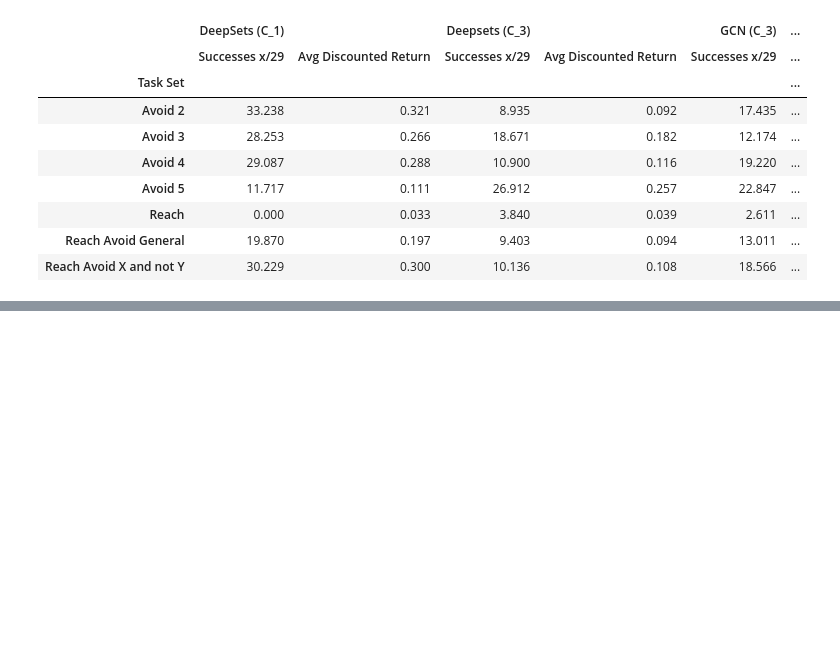
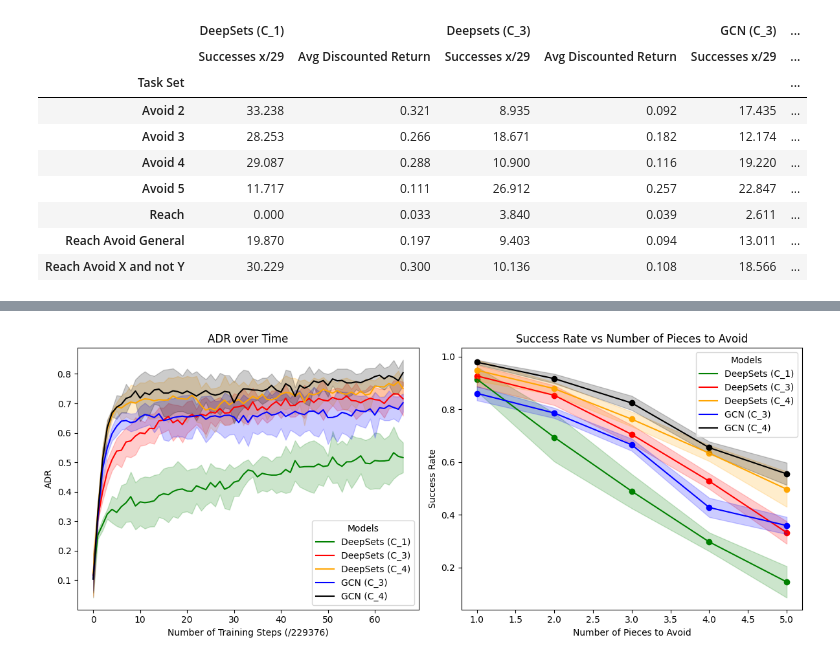
Before and after one commit to mattiagiuri/ltl_gnn, a Jupyter notebook: visualize_neo_results_chessworld.ipynb, the cells around one changed output, grey strips where cells are left out. Saved outputs shown, nothing was run; the diff lists cells and outputs as text; code cells hidden in the pictures; blank space fills up the shorter version.

```diff
--- a/visualize_neo_results_chessworld.ipynb
+++ b/visualize_neo_results_chessworld.ipynb
@@ -330,7 +388,7 @@ import pandas as pd
 import matplotlib.pyplot as plt
 
 def plot_combined_results(env, exp_list, labels, colors, cols,
-                           seed_list=None, parent_dir="chessworld8_ablation/stay_update/", col_names=None):
+                           seed_list=None, parent_dir="chessworld8_ablation/stay_update/", col_names=None, update=False):
     if seed_list is None:
         seed_list = [list(range(1, 6)) for _ in range(len(exp_list))]
     if col_names is None:
@@ -341,7 +399,8 @@ def plot_combined_results(env, exp_list, labels, colors, cols,
     ### Left Plot: ADR over time (from plot_results)
     ax = axes[0]
     for i, (exp, seeds) in enumerate(zip(exp_list, seed_list)):
-        dfs = [pd.read_csv(f"eval_results/{env}/{exp}/{seed}.csv", header=0) for seed in seeds]
+        dfs = [pd.read_csv(f"eval_results/{env}/gcn_formula_update_quick/{seed}.csv") if (exp =='gcn_formula_update' and seed == 5 and update) else
+               pd.read_csv(f"eval_results/{env}/{exp}/{seed}.csv", header=0) for seed in seeds]
 
         mean_df = pd.concat(dfs).groupby(level=0).mean()
         std_df = pd.concat(dfs).groupby(level=0).std()
@@ -383,7 +442,9 @@ def plot_combined_results(env, exp_list, labels, colors, cols,
     plt.tight_layout()
     plt.show()
 # %%
-plot_combined_results('ChessWorld-v1', files_adr, col_adr, color_adr, ablation_cols, col_names=col_names)
+plot_combined_results('ChessWorld-v1', files_adr, col_adr, color_adr, ablation_cols, col_names=col_names, update=True)
+# %% [output]
+[figure, added]
 # %%
 plot_results('ChessWorld-v1', ['gcn_race_update', 'deepsets_race_update',],
              ['GCN (C_4)', 'DeepSets (C_4)'],
```
Also changed, not shown: parts of 12 cells of this notebook, 9 other files.
